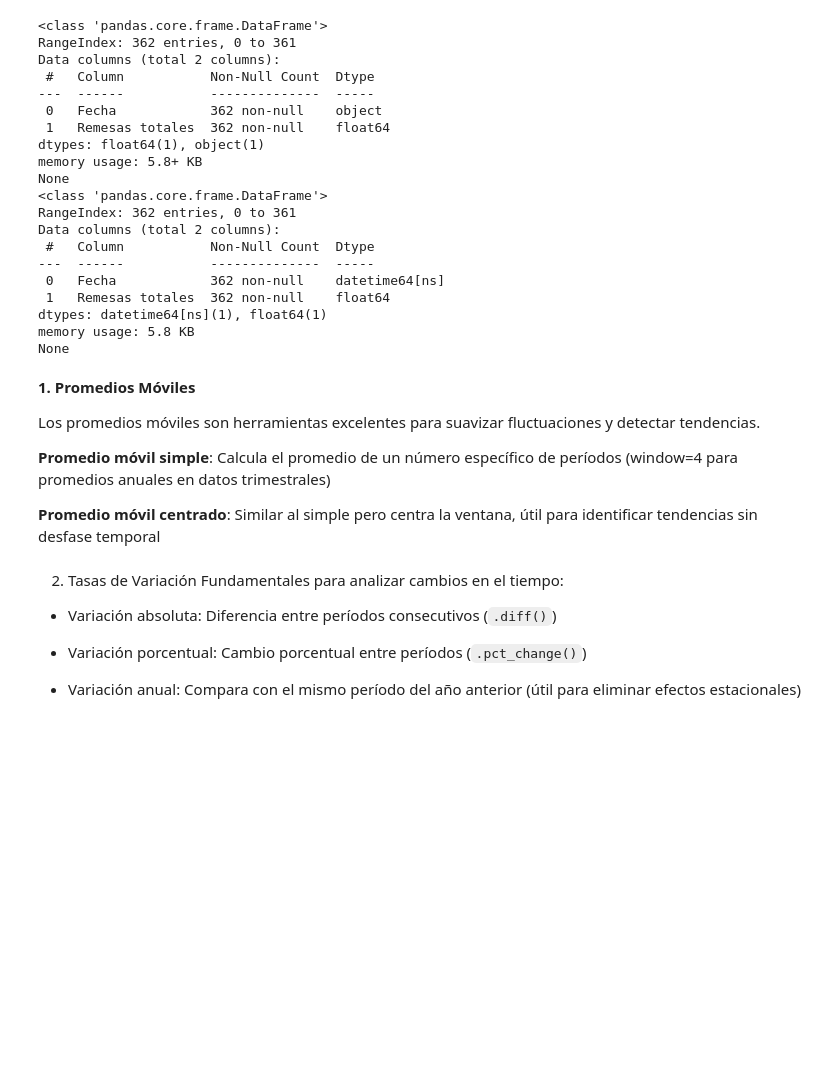
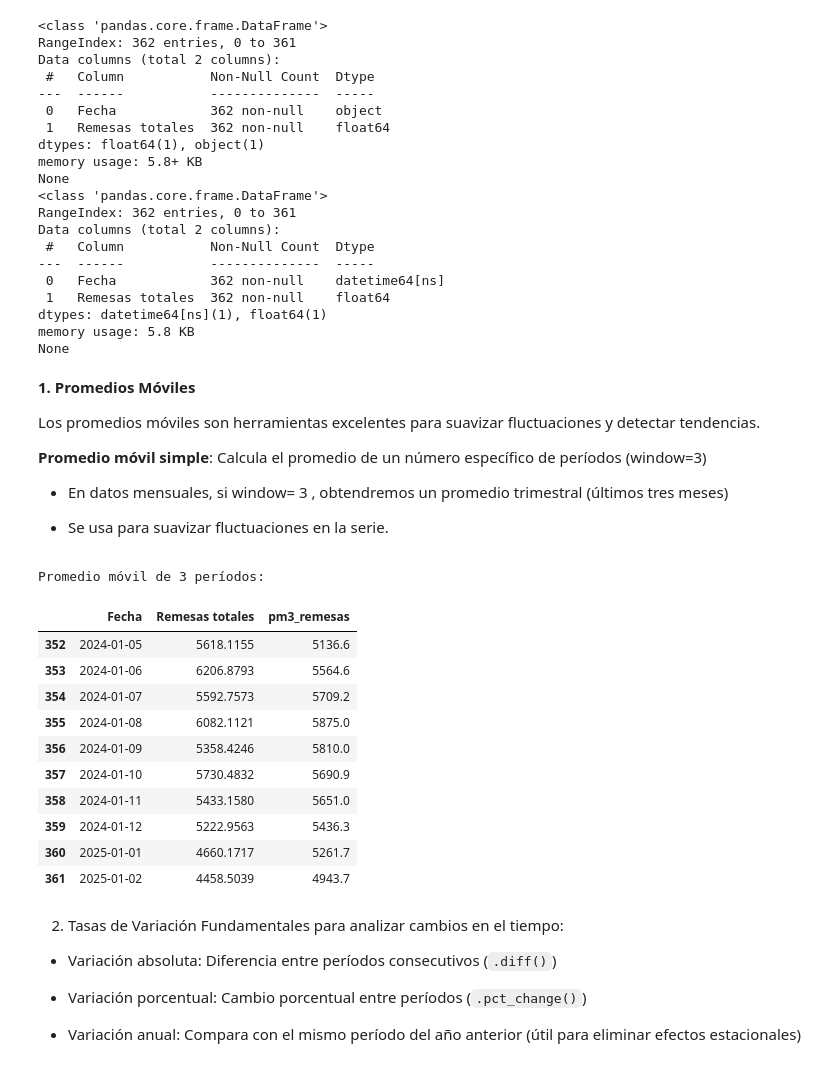
Before and after one commit to DiegoSReco/intro_python_para_economistas, a Jupyter notebook: script_python_5_Analisis_Datos_Pandas_2.ipynb, the cells around one changed output. Drawn from its saved outputs; the diff is of its cells as text; code cells hidden in the pictures; blank space fills up the shorter version.

```diff
--- a/script_python_5_Analisis_Datos_Pandas_2.ipynb
+++ b/script_python_5_Analisis_Datos_Pandas_2.ipynb
@@ -2318,6 +2318,8 @@ None
 
 Los promedios móviles son herramientas excelentes para suavizar fluctuaciones y detectar tendencias.
 
-**Promedio móvil simple**: Calcula el promedio de un número específico de períodos (window=4 para promedios anuales en datos trimestrales)
+**Promedio móvil simple**: Calcula el promedio de un número específico de períodos (window=3)
 
-**Promedio móvil centrado**: Similar al simple pero centra la ventana, útil para identificar tendencias sin desfase temporal
+- En datos mensuales, si window= 3 , obtendremos un promedio trimestral (últimos tres meses)
+
+- Se usa para suavizar fluctuaciones en la serie.
@@ -2335,3 +2326,21 @@ print(df_ts[['tasa_informalidad_total', 'pm4_centrado']].head(10))
+# %%
+# 1. Promedio móvil
+print("Promedio móvil de 3 períodos:")
+df_serie['pm3_remesas'] = df_serie['Remesas totales'].rolling(window=4).mean().round(1)
+df_serie.tail(10)
+# %% [output]
+Promedio móvil de 3 períodos:
+|  | Fecha | Remesas totales | pm3_remesas |
+| 352 | 2024-01-05 | 5618.1155 | 5136.6 |
+| 353 | 2024-01-06 | 6206.8793 | 5564.6 |
+| 354 | 2024-01-07 | 5592.7573 | 5709.2 |
+| 355 | 2024-01-08 | 6082.1121 | 5875.0 |
+| 356 | 2024-01-09 | 5358.4246 | 5810.0 |
+| 357 | 2024-01-10 | 5730.4832 | 5690.9 |
+| 358 | 2024-01-11 | 5433.1580 | 5651.0 |
+| 359 | 2024-01-12 | 5222.9563 | 5436.3 |
+| 360 | 2025-01-01 | 4660.1717 | 5261.7 |
+| 361 | 2025-01-02 | 4458.5039 | 4943.7 |
 # %% [markdown]
 2. Tasas de Variación
 Fundamentales para analizar cambios en el tiempo:
```
Also changed, not shown: parts of 3 cells of this notebook.
